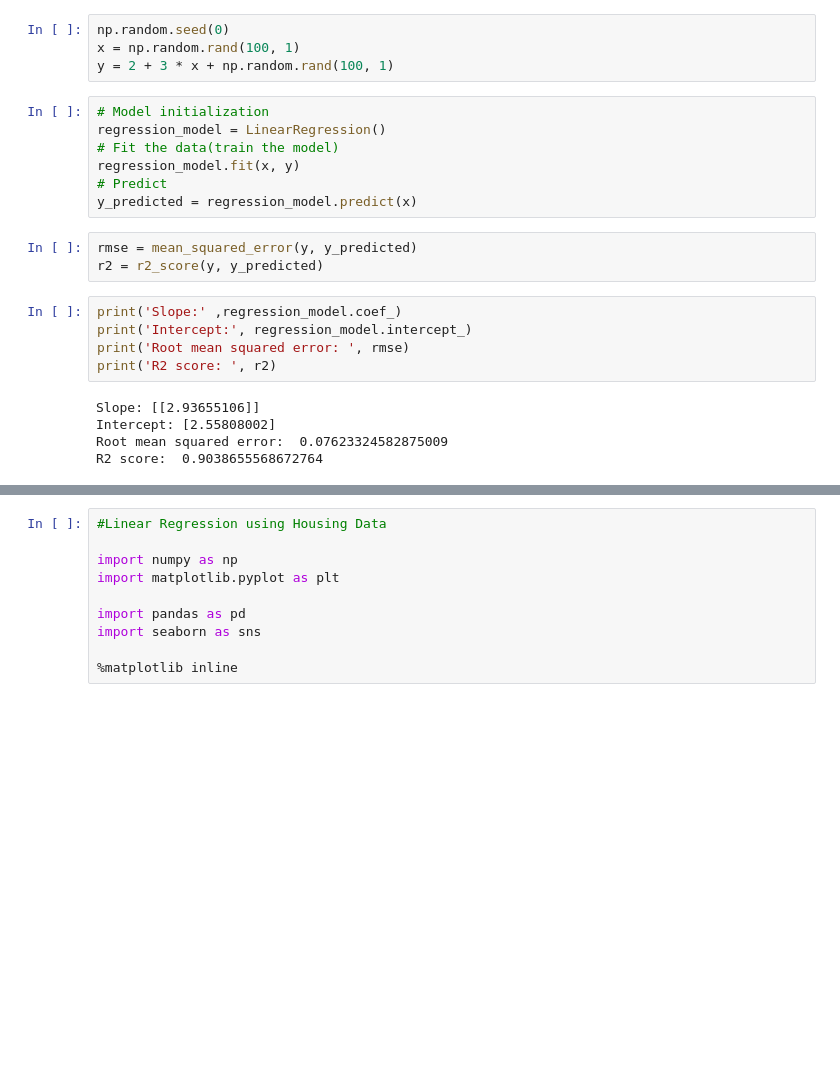
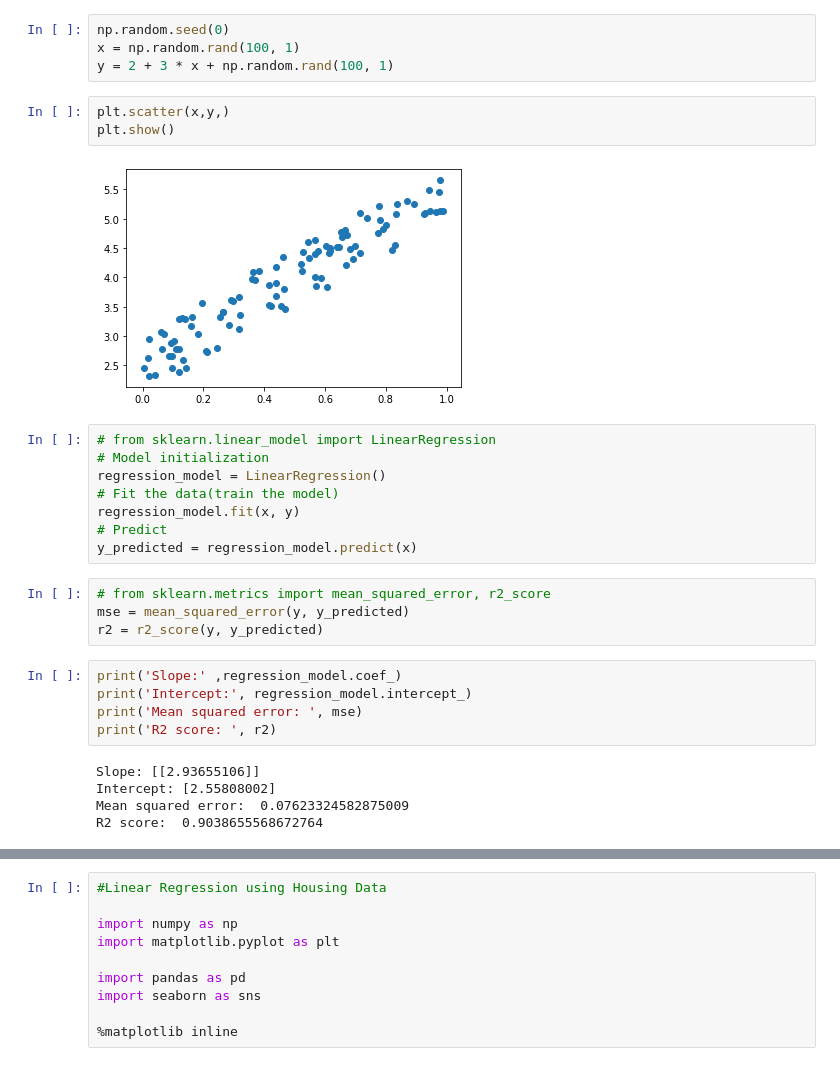
Before and after one commit to PraveenKumarGarlapati/DS-Topics-, a Jupyter notebook: Regression_Oct4th_v2.ipynb, the cells around one changed output, grey strips where cells are left out. Saved outputs shown, nothing was run; the diff lists cells and outputs as text; blank space fills up the shorter version.

```diff
--- a/Regression_Oct4th_v2.ipynb
+++ b/Regression_Oct4th_v2.ipynb
@@ -32,7 +30,13 @@ from sklearn.metrics import mean_squared_error, r2_score
 np.random.seed(0)
 x = np.random.rand(100, 1)
 y = 2 + 3 * x + np.random.rand(100, 1)
+# %%
+plt.scatter(x,y,)
+plt.show()
+# %% [output]
+[figure, added]
 # %%
+# from sklearn.linear_model import LinearRegression
 # Model initialization
 regression_model = LinearRegression()
 # Fit the data(train the model)
@@ -40,16 +44,17 @@ regression_model.fit(x, y)
 # Predict
 y_predicted = regression_model.predict(x)
 # %%
-rmse = mean_squared_error(y, y_predicted)
+# from sklearn.metrics import mean_squared_error, r2_score
+mse = mean_squared_error(y, y_predicted)
 r2 = r2_score(y, y_predicted)
 # %%
 print('Slope:' ,regression_model.coef_)
 print('Intercept:', regression_model.intercept_)
-print('Root mean squared error: ', rmse)
+print('Mean squared error: ', mse)
 print('R2 score: ', r2)
 # %% [output]
 Slope: [[2.93655106]]
 Intercept: [2.55808002]
-Root mean squared error:  0.07623324582875009
+Mean squared error:  0.07623324582875009
 R2 score:  0.9038655568672764
 # %%
```
Also changed, not shown: parts of 10 cells of this notebook.
